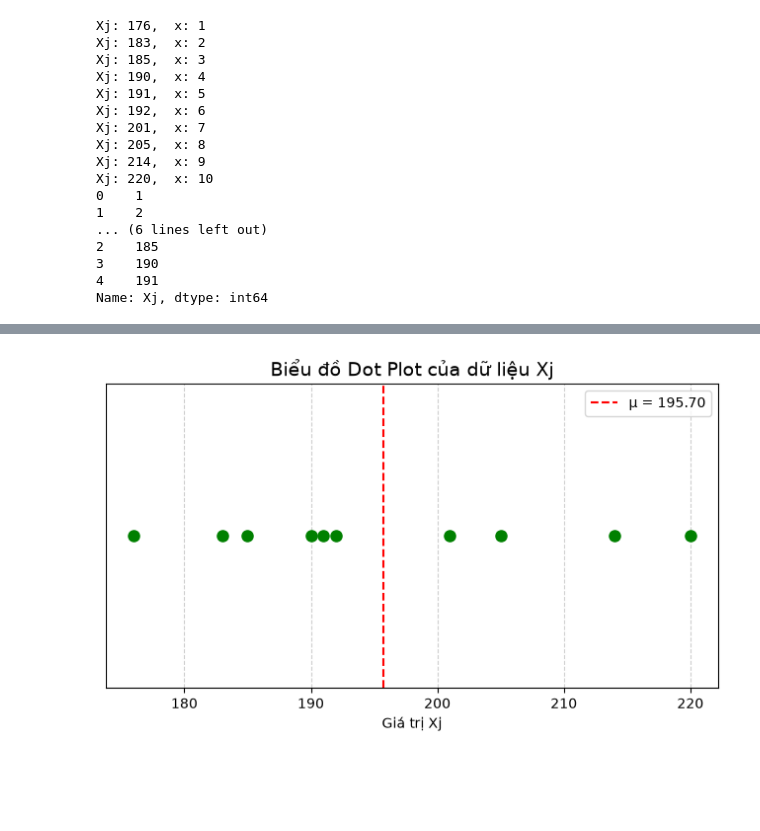
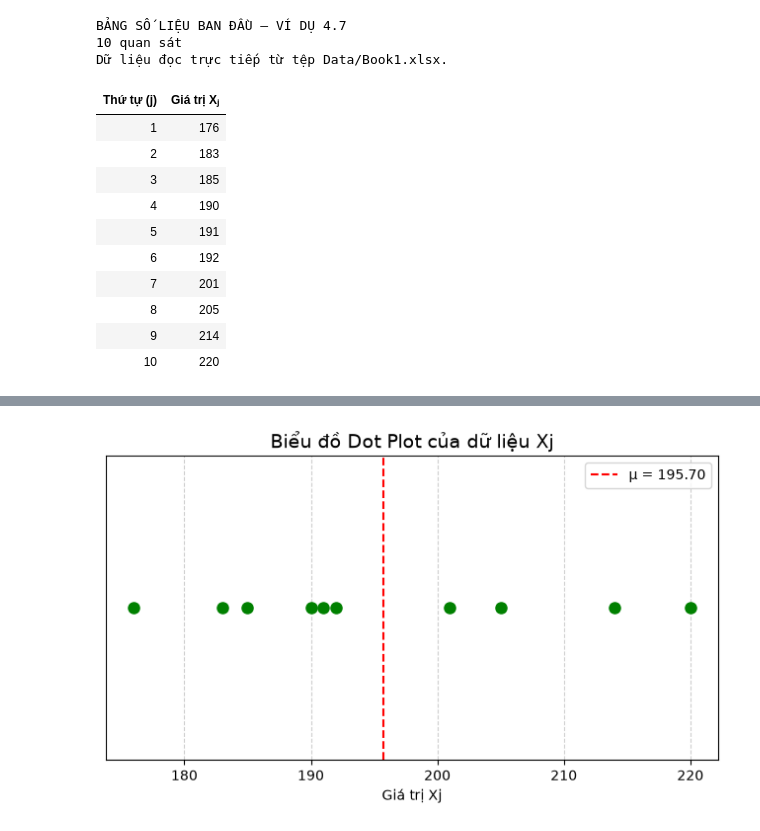
Before and after one commit to nguyenhoaingocnhi/XSTK, a Jupyter notebook: main.ipynb, the cells around one changed output, grey strips where cells are left out. Saved outputs shown, nothing was run; the diff lists cells and outputs as text; code cells hidden in the pictures; blank space fills up the shorter version.

```diff
--- a/main.ipynb
+++ b/main.ipynb
@@ -7,30 +128,35 @@ from scipy.stats import norm
 # %%
-data =pd.read_excel('Data/Book1.xlsx')
+data = pd.read_excel('Data/Book1.xlsx')
 x = data['J ']
-X_j=data['Xj']
+X_j = data['Xj']
 
-for i in range(len(X_j)):
-    print(f'Xj: {X_j[i]},  x: {x[i]}')
-print(x.head())
-print(X_j.head())
+# Bảng số liệu ban đầu gọn gàng (thay cho việc in từng dòng bằng print).
+bang_ban_dau = pd.DataFrame({
+    'Thứ tự (j)': x.to_numpy(),
+    'Giá trị Xⱼ': X_j.to_numpy()
+})
+hien_thi_bang(
+    bang_ban_dau,
+    'BẢNG SỐ LIỆU BAN ĐẦU – VÍ DỤ 4.7',
+    ghi_chu='Dữ liệu đọc trực tiếp từ tệp Data/Book1.xlsx.',
+    dinh_dang={'Thứ tự (j)': '{:.0f}', 'Giá trị Xⱼ': '{:.0f}'},
+    chieu_cao=380
+)
 # %% [output]
-Xj: 176,  x: 1
-Xj: 183,  x: 2
-Xj: 185,  x: 3
-Xj: 190,  x: 4
-Xj: 191,  x: 5
-Xj: 192,  x: 6
-Xj: 201,  x: 7
-Xj: 205,  x: 8
-Xj: 214,  x: 9
-Xj: 220,  x: 10
-0    1
-1    2
-... (6 lines left out)
-2    185
-3    190
-4    191
-Name: Xj, dtype: int64
+BẢNG SỐ LIỆU BAN ĐẦU – VÍ DỤ 4.7
+10 quan sát
+Dữ liệu đọc trực tiếp từ tệp Data/Book1.xlsx.
+| Thứ tự (j) | Giá trị Xⱼ |
+| 1 | 176 |
+| 2 | 183 |
+| 3 | 185 |
+| 4 | 190 |
+| 5 | 191 |
+| 6 | 192 |
+| 7 | 201 |
+| 8 | 205 |
+| 9 | 214 |
+| 10 | 220 |
 # %%
 
 X_j = np.sort(data['Xj'])  # sắp xếp tăng dần
```
Also changed, not shown: parts of 2 cells of this notebook.
